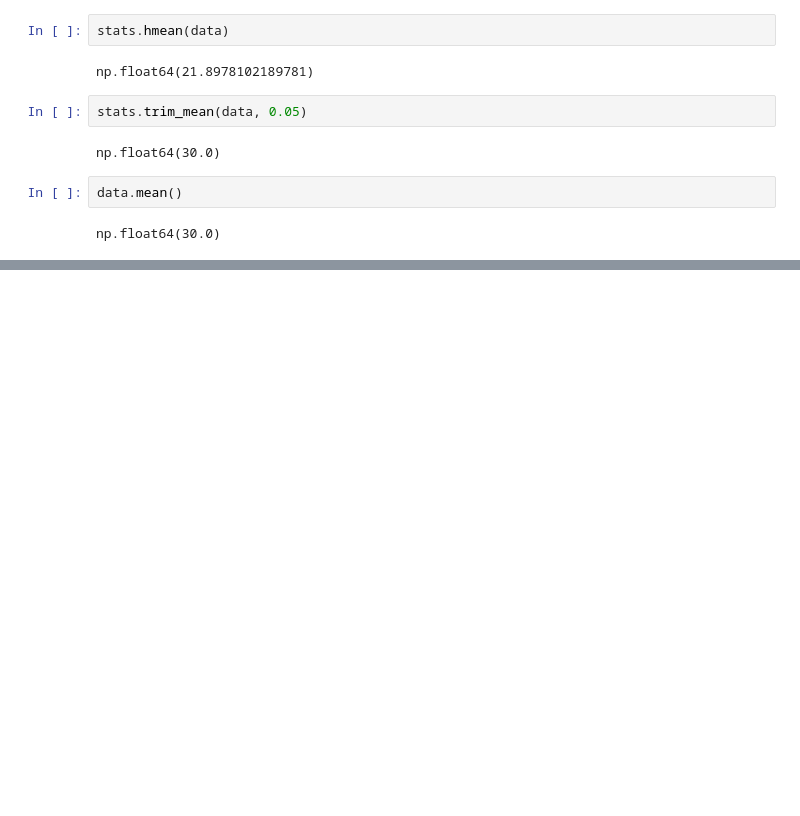
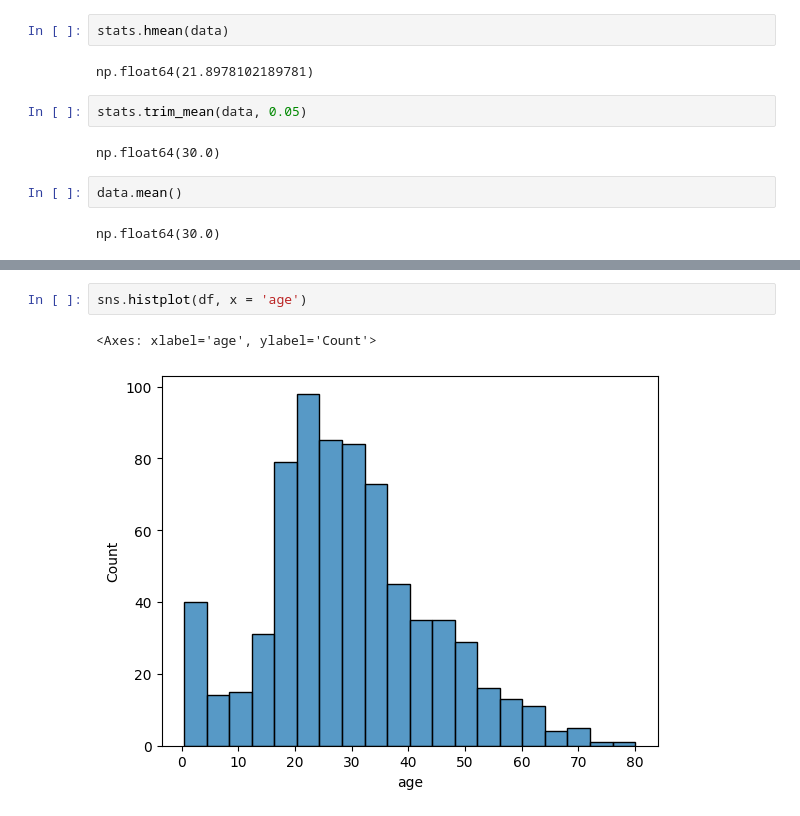
Before and after one commit to Saifullah785/statistics-for-data-science-journey, a Jupyter notebook: Lecture_01_Central_Tendency/Lecture_01_Central_Tendency.ipynb, the cells around one changed output, grey strips where cells are left out. Cells and saved outputs as stored; diff of their text form; blank space fills up the shorter version.

```diff
--- a/Lecture_01_Central_Tendency/Lecture_01_Central_Tendency.ipynb
+++ b/Lecture_01_Central_Tendency/Lecture_01_Central_Tendency.ipynb
@@ -42,0 +112,5 @@ np.float64(30.0)
+# %%
+sns.histplot(df, x = 'age')
+# %% [output]
+<Axes: xlabel='age', ylabel='Count'>
+[figure, added]
```
Also changed, not shown: parts of 11 cells of this notebook.
